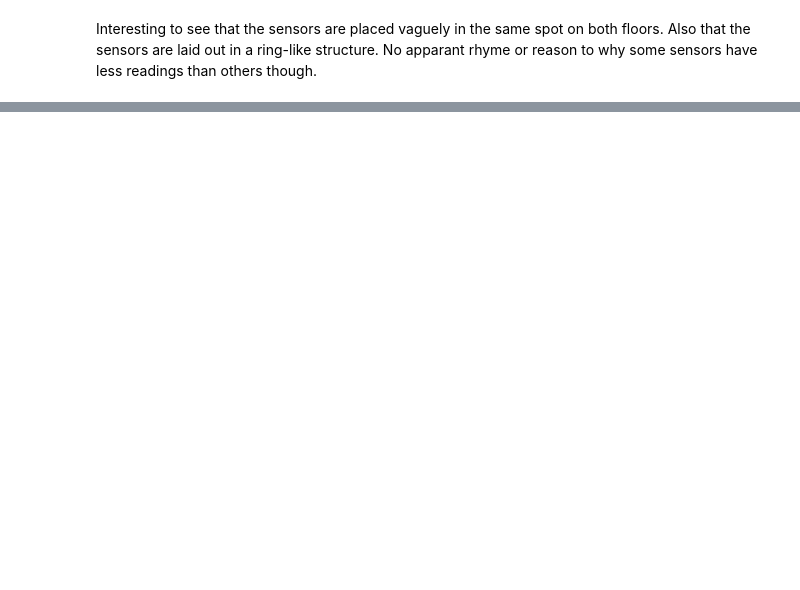
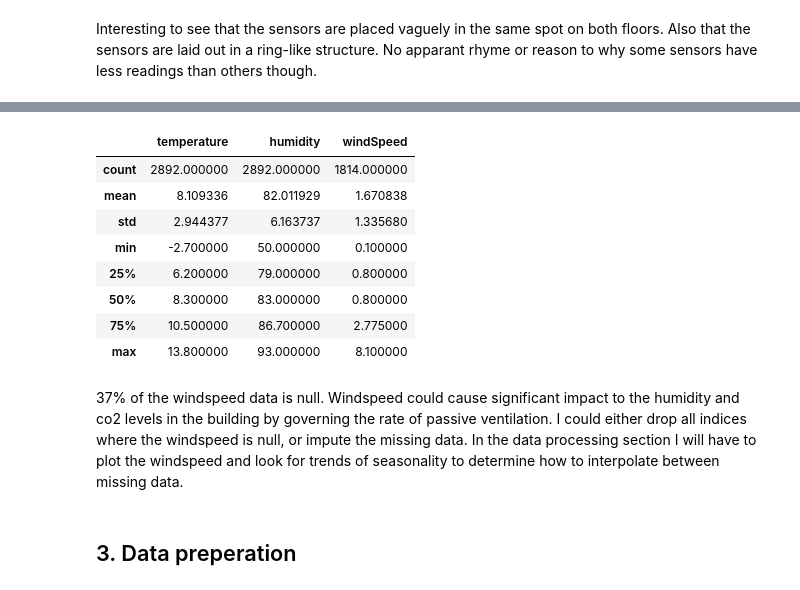
Before and after one commit to SidMurthy97/fp_task, a Jupyter notebook: analysis.ipynb, the cells around one changed output, grey strips where cells are left out. Drawn from its saved outputs; the diff is of its cells as text; code cells hidden in the pictures; blank space fills up the shorter version.

```diff
--- a/analysis.ipynb
+++ b/analysis.ipynb
@@ -111,0 +168,16 @@ Interesting to see that the sensors are placed vaguely in the same spot on both
+# %%
+oaq.describe()
+# %% [output]
+|  | temperature | humidity | windSpeed |
+| count | 2892.000000 | 2892.000000 | 1814.000000 |
+| mean | 8.109336 | 82.011929 | 1.670838 |
+| std | 2.944377 | 6.163737 | 1.335680 |
+| min | -2.700000 | 50.000000 | 0.100000 |
+| 25% | 6.200000 | 79.000000 | 0.800000 |
+| 50% | 8.300000 | 83.000000 | 0.800000 |
+| 75% | 10.500000 | 86.700000 | 2.775000 |
+| max | 13.800000 | 93.000000 | 8.100000 |
+# %% [markdown]
+37% of the windspeed data is null. Windspeed could cause significant impact to the humidity and co2 levels in the building by governing the rate of passive ventilation. I could either drop all indices where the windspeed is null, or impute the missing data. In the data processing section I will have to plot the windspeed and look for trends of seasonality to determine how to interpolate between missing data.
+# %% [markdown]
+## 3. Data preperation
```
Also changed, not shown: parts of 26 cells of this notebook.
